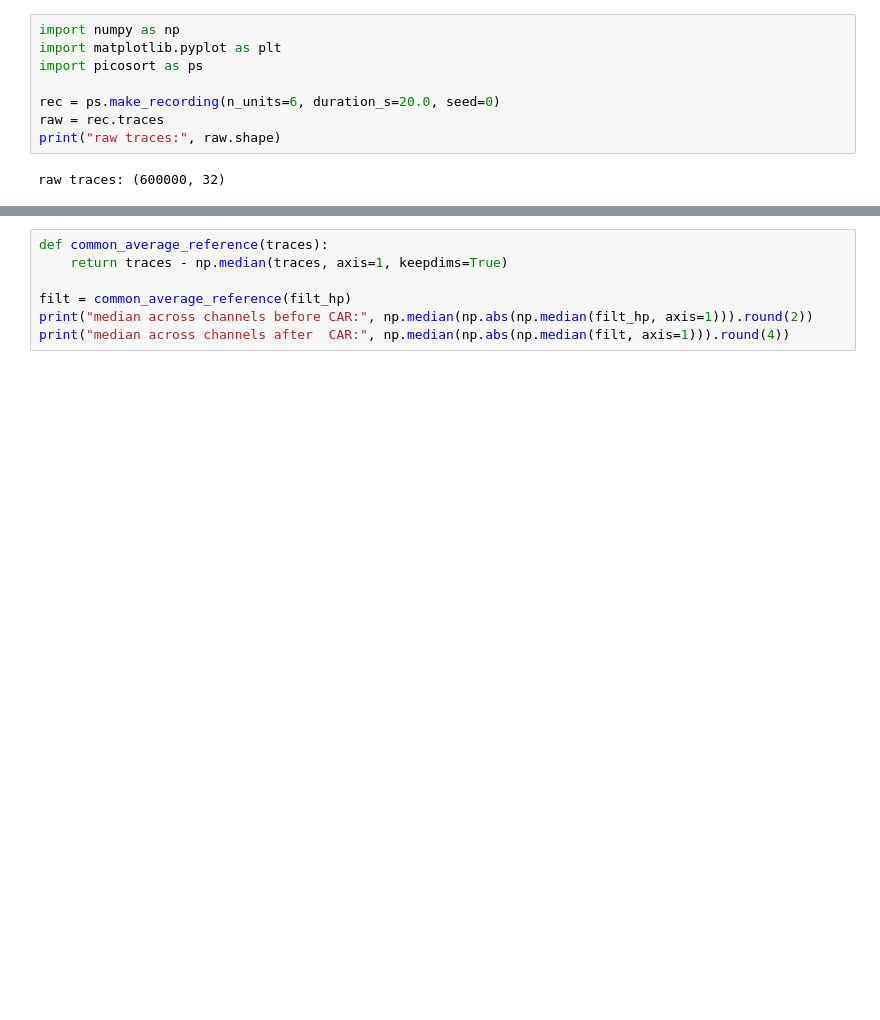
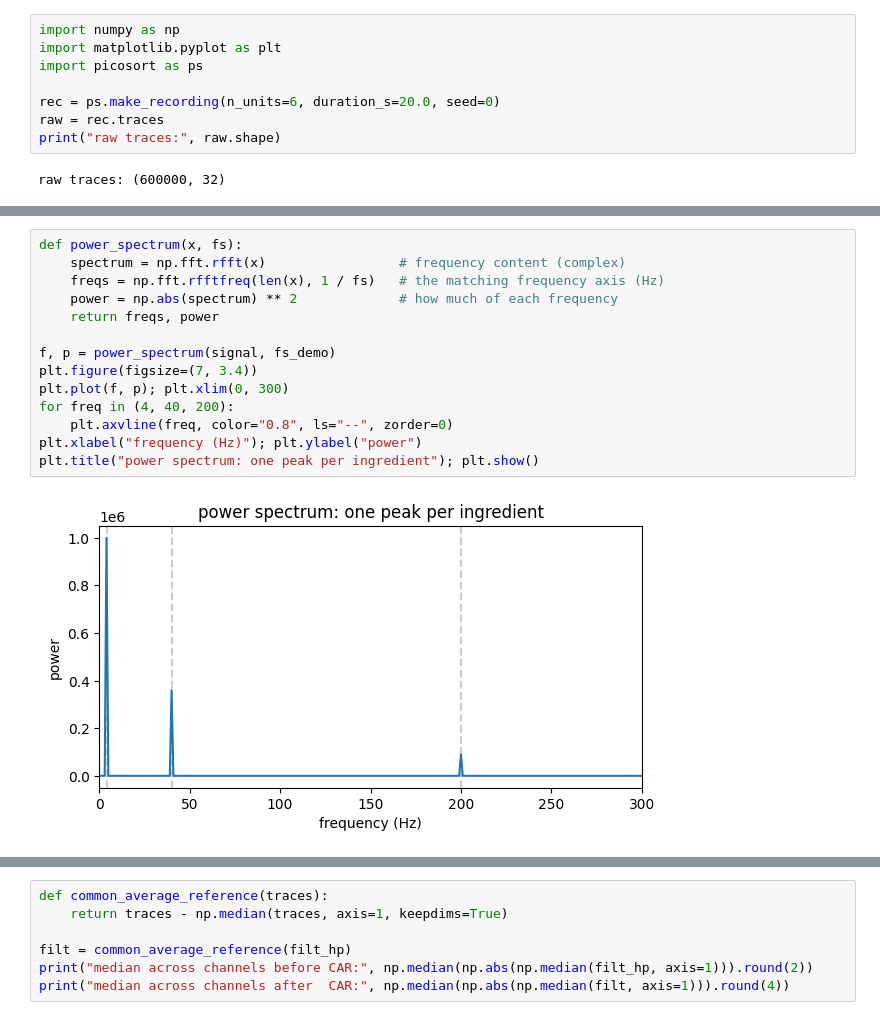
Before and after one commit to stootoon/swc-en-2026, a Jupyter notebook: ephys-pop/notebooks/02_preprocessing_solutions.ipynb, the cells around one changed output, grey strips where cells are left out. Cells and saved outputs as stored; diff of their text form; blank space fills up the shorter version.

```diff
--- a/ephys-pop/notebooks/02_preprocessing_solutions.ipynb
+++ b/ephys-pop/notebooks/02_preprocessing_solutions.ipynb
@@ -37,0 +76,16 @@ mountain disappears.
+# %%
+def power_spectrum(x, fs):
+    spectrum = np.fft.rfft(x)                 # frequency content (complex)
+    freqs = np.fft.rfftfreq(len(x), 1 / fs)   # the matching frequency axis (Hz)
+    power = np.abs(spectrum) ** 2             # how much of each frequency
+    return freqs, power
+
+f, p = power_spectrum(signal, fs_demo)
+plt.figure(figsize=(7, 3.4))
+plt.plot(f, p); plt.xlim(0, 300)
+for freq in (4, 40, 200):
+    plt.axvline(freq, color="0.8", ls="--", zorder=0)
+plt.xlabel("frequency (Hz)"); plt.ylabel("power")
+plt.title("power spectrum: one peak per ingredient"); plt.show()
+# %% [output]
+[figure, added]
```
Also changed, not shown: parts of 17 cells of this notebook, 2 other files.
